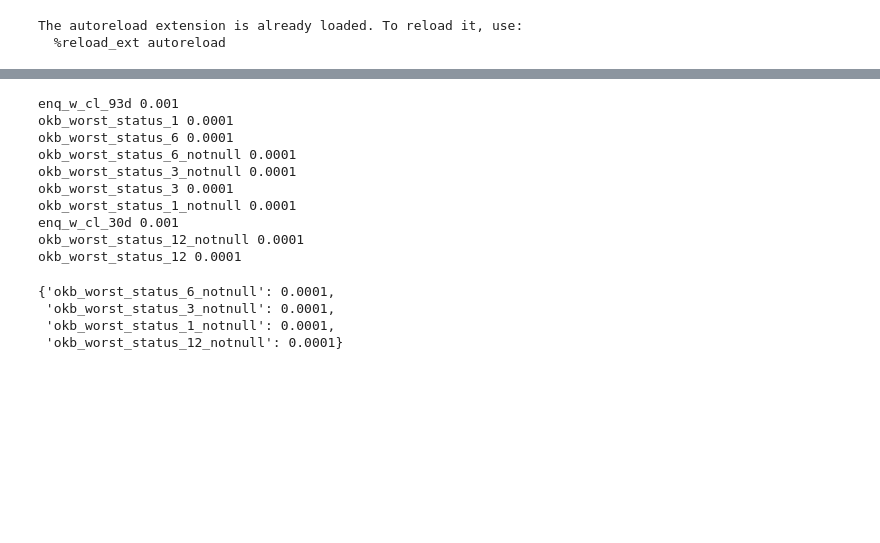
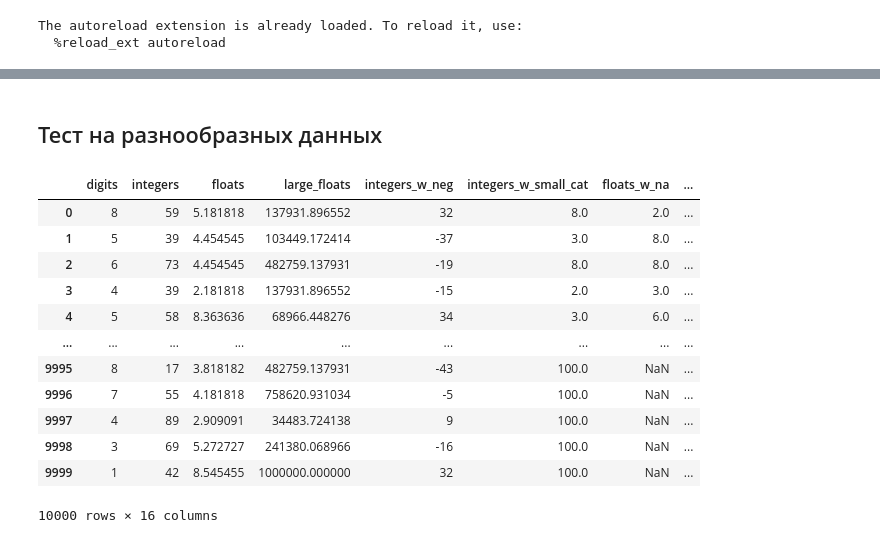
Before and after one commit to CEM3H/zenit-ai, a Jupyter notebook: notebooks/Untitled-Copy1.ipynb, the cells around one changed output, grey strips where cells are left out. Drawn from its saved outputs; the diff is of its cells as text; code cells hidden in the pictures; blank space fills up the shorter version.

```diff
--- a/notebooks/Untitled-Copy1.ipynb
+++ b/notebooks/Untitled-Copy1.ipynb
@@ -94,20 +171,3 @@ for col in cols:
-# %%
-regul.alpha_values
-# %% [output]
-enq_w_cl_93d 0.001
-okb_worst_status_1 0.0001
-okb_worst_status_6 0.0001
-okb_worst_status_6_notnull 0.0001
-okb_worst_status_3_notnull 0.0001
-okb_worst_status_3 0.0001
-okb_worst_status_1_notnull 0.0001
-enq_w_cl_30d 0.001
-okb_worst_status_12_notnull 0.0001
-okb_worst_status_12 0.0001
-{'okb_worst_status_6_notnull': 0.0001,
- 'okb_worst_status_3_notnull': 0.0001,
- 'okb_worst_status_1_notnull': 0.0001,
- 'okb_worst_status_12_notnull': 0.0001}
 # %%
 # функция WOE преобразования и расчета IV для датафрейма с готовой группировкой
 def IVWOE(DF_groups):
@@ -268,3 +327,21 @@ def cat_features_alpha_logloss(df, predictor, target, alpha, seed = 100, plot_i
         plt.show()
 
     return(alpha_opt)
+# %% [markdown]
+## Тест на разнообразных данных
+# %%
+train_data
+# %% [output]
+|  | digits | integers | floats | large_floats | integers_w_neg | integers_w_small_cat | floats_w_na | ... |
+| 0 | 8 | 59 | 5.181818 | 137931.896552 | 32 | 8.0 | 2.0 | ... |
+| 1 | 5 | 39 | 4.454545 | 103449.172414 | -37 | 3.0 | 8.0 | ... |
+| 2 | 6 | 73 | 4.454545 | 482759.137931 | -19 | 8.0 | 8.0 | ... |
+| 3 | 4 | 39 | 2.181818 | 137931.896552 | -15 | 2.0 | 3.0 | ... |
+| 4 | 5 | 58 | 8.363636 | 68966.448276 | 34 | 3.0 | 6.0 | ... |
+| ... | ... | ... | ... | ... | ... | ... | ... | ... |
+| 9995 | 8 | 17 | 3.818182 | 482759.137931 | -43 | 100.0 | NaN | ... |
+| 9996 | 7 | 55 | 4.181818 | 758620.931034 | -5 | 100.0 | NaN | ... |
+| 9997 | 4 | 89 | 2.909091 | 34483.724138 | 9 | 100.0 | NaN | ... |
+| 9998 | 3 | 69 | 5.272727 | 241380.068966 | -16 | 100.0 | NaN | ... |
+| 9999 | 1 | 42 | 8.545455 | 1000000.000000 | 32 | 100.0 | NaN | ... |
+10000 rows × 16 columns
```
Also changed, not shown: parts of 18 cells of this notebook, 3 other files.
